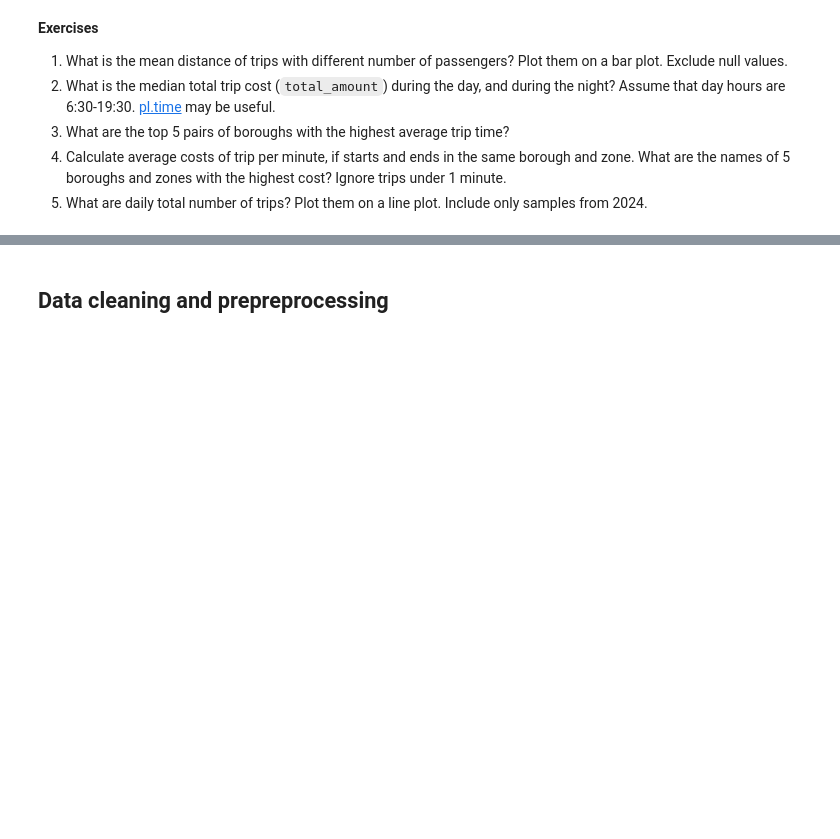
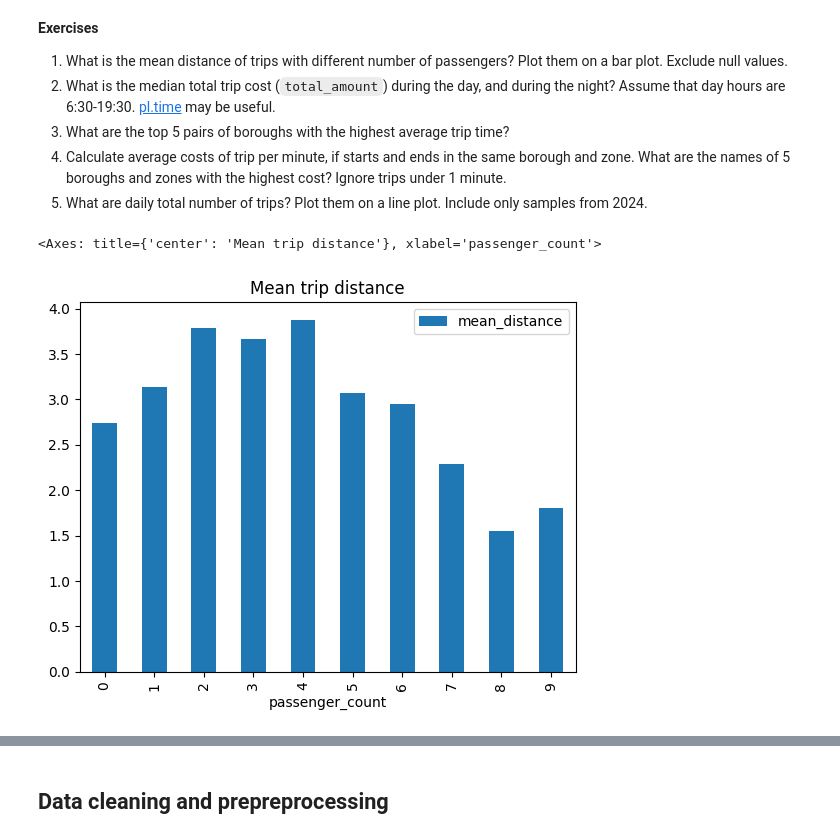
Before and after one commit to mikhailbahdashych-agh/mlops-lab3, a Jupyter notebook: notebook_polars.ipynb, the cells around one changed output, grey strips where cells are left out. Saved outputs shown, nothing was run; the diff lists cells and outputs as text; code cells hidden in the pictures; blank space fills up the shorter version.

```diff
--- a/notebook_polars.ipynb
+++ b/notebook_polars.ipynb
@@ -246,3 +559,17 @@ df_daily_avg_trip_times
 3. What are the top 5 pairs of boroughs with the highest average trip time?
 4. Calculate average costs of trip per minute, if starts and ends in the same borough and zone. What are the names of 5 boroughs and zones with the highest cost? Ignore trips under 1 minute.
 5. What are daily total number of trips? Plot them on a line plot. Include only samples from 2024.
+# %%
+# 1
+
+(
+    df.filter(pl.col("passenger_count").is_not_null())
+    .group_by("passenger_count")
+    .agg(pl.col("trip_distance").mean().alias("mean_distance"))
+    .sort("passenger_count")
+    .to_pandas()
+    .plot.bar(x="passenger_count", y="mean_distance", title="Mean trip distance")
+)
+# %% [output]
+<Axes: title={'center': 'Mean trip distance'}, xlabel='passenger_count'>
+[figure, added]
```
Also changed, not shown: parts of 55 cells of this notebook, 1 other file.
